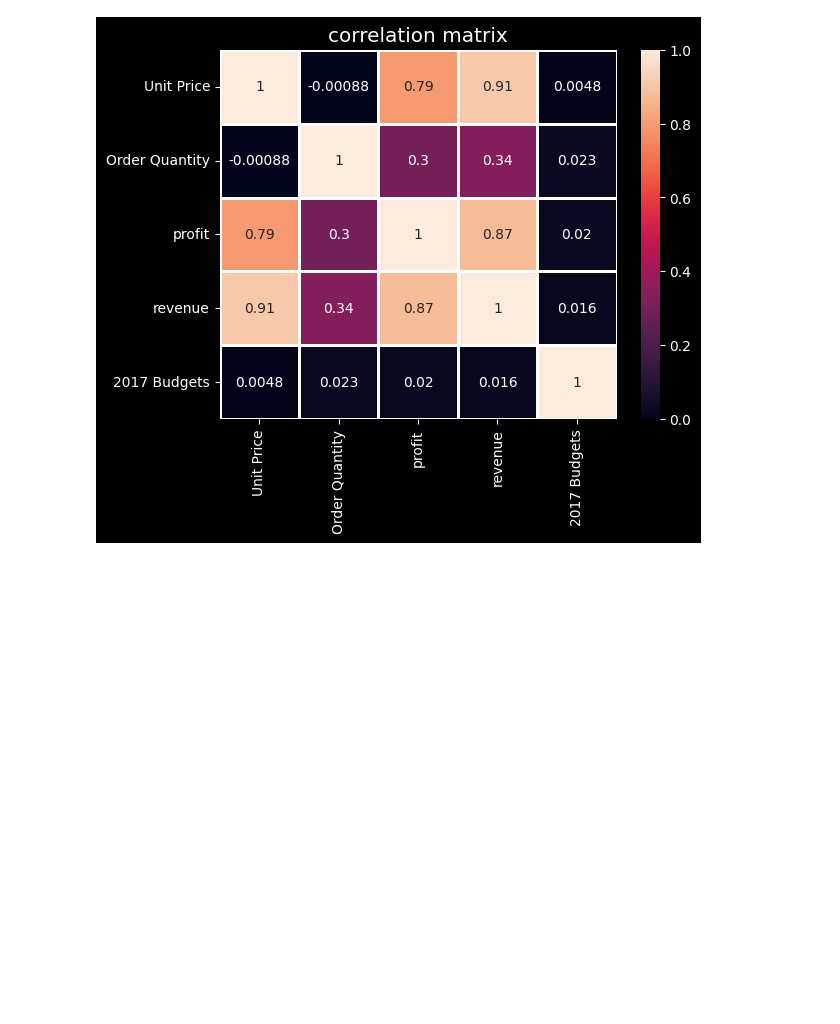
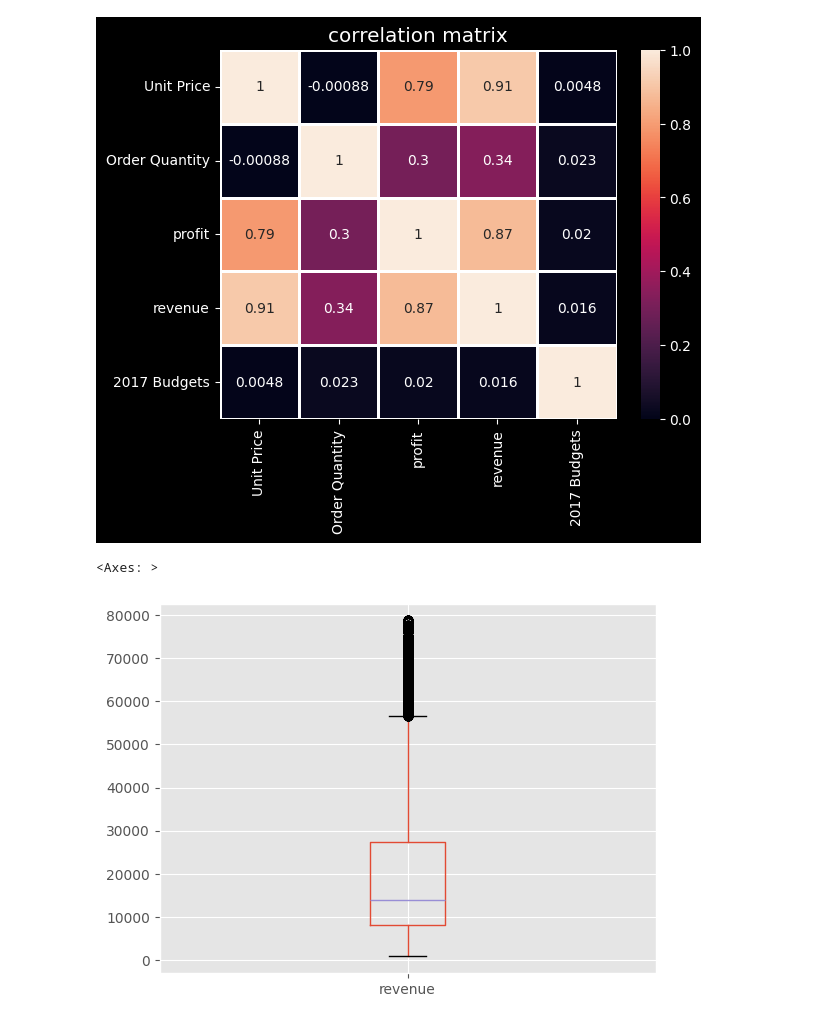
Before and after one commit to Ganesh20000/EDA, a Jupyter notebook: flipcart/sales.ipynb, the cells around one changed output. Saved outputs shown, nothing was run; the diff lists cells and outputs as text; code cells hidden in the pictures; blank space fills up the shorter version.

```diff
--- a/flipcart/sales.ipynb
+++ b/flipcart/sales.ipynb
@@ -702,3 +702,10 @@ plt.title("correlation matrix")
 plt.show()
 # %% [output]
 [figure]
+# %%
+
+df['revenue'].describe()
+df.boxplot(column='revenue')
+# %% [output]
+<Axes: >
+[figure, added]
```
Also changed, not shown: parts of 2 cells of this notebook, 2 other files.
